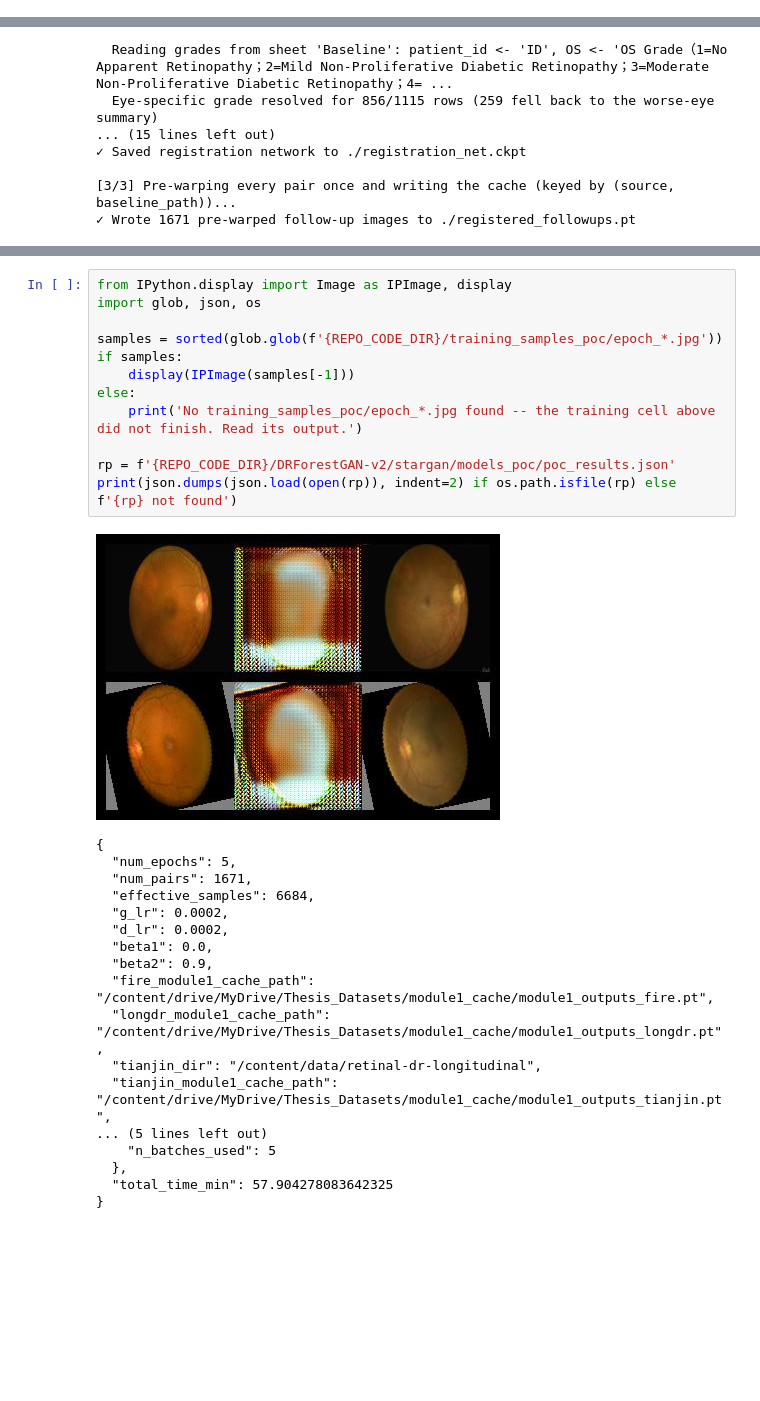
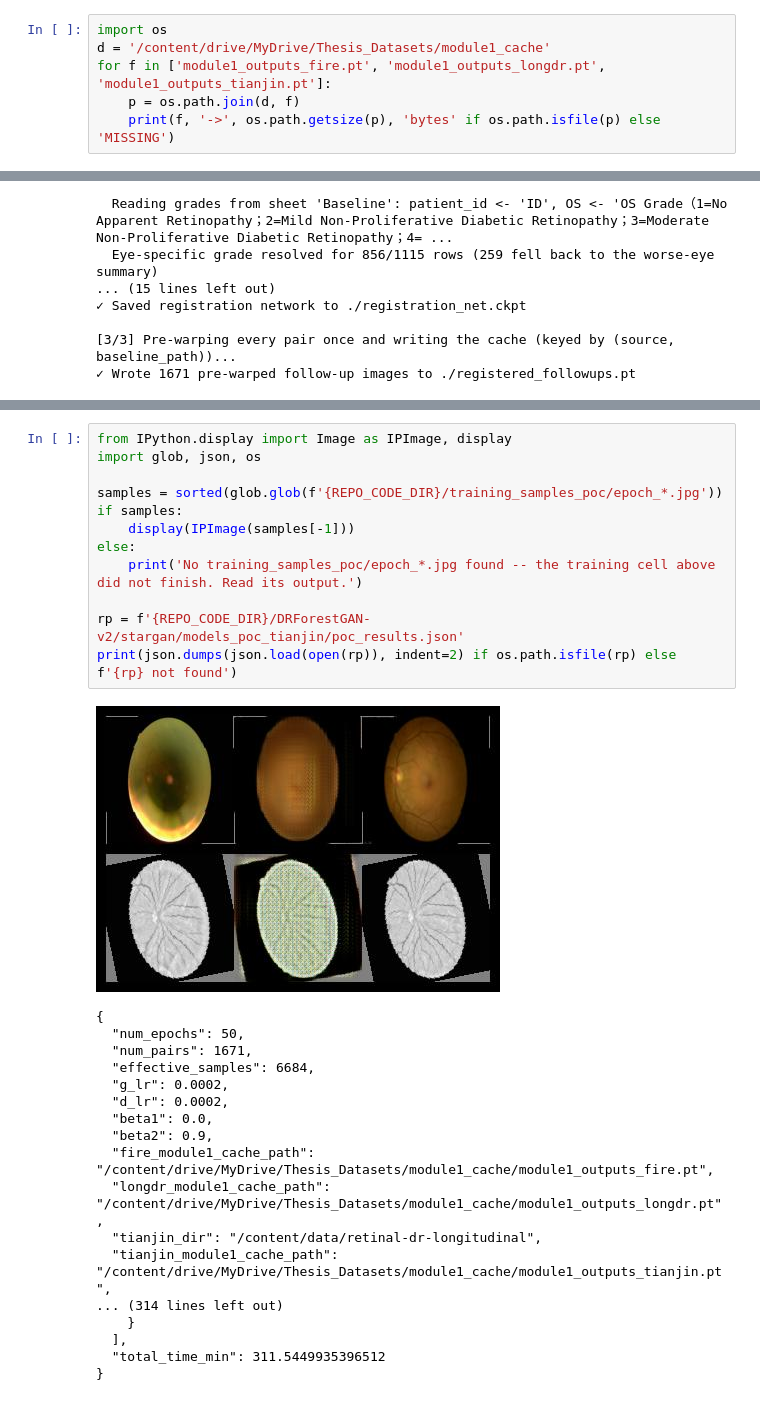
Before and after one commit to Mieka068/DRProgression, a Jupyter notebook: M2-DRProgression-VerM-module1-fgadr-poc/outputs/06_module2_poc_with_tianjin_colab (1).ipynb, the cells around one changed output, grey strips where cells are left out. Drawn from its saved outputs; the diff is of its cells as text; blank space fills up the shorter version.

```diff
--- a/M2-DRProgression-VerM-module1-fgadr-poc/outputs/06_module2_poc_with_tianjin_colab (1).ipynb
+++ b/M2-DRProgression-VerM-module1-fgadr-poc/outputs/06_module2_poc_with_tianjin_colab (1).ipynb
@@ -93 +93,7 @@ Resolving deltas: 100% (98/98), done.
 /content/DRProgression/M2-DRProgression-VerM-module1-fgadr-poc
+# %%
+import os
+d = '/content/drive/MyDrive/Thesis_Datasets/module1_cache'
+for f in ['module1_outputs_fire.pt', 'module1_outputs_longdr.pt', 'module1_outputs_tianjin.pt']:
+    p = os.path.join(d, f)
+    print(f, '->', os.path.getsize(p), 'bytes' if os.path.isfile(p) else 'MISSING')
@@ -185,19 +203,19 @@ Downloading: "https://github.com/toshas/torch-fidelity/releases/download/v0.2.0/
 # %%
 from IPython.display import Image as IPImage, display
 import glob, json, os
 
 samples = sorted(glob.glob(f'{REPO_CODE_DIR}/training_samples_poc/epoch_*.jpg'))
 if samples:
     display(IPImage(samples[-1]))
 else:
     print('No training_samples_poc/epoch_*.jpg found -- the training cell above did not finish. Read its output.')
 
-rp = f'{REPO_CODE_DIR}/DRForestGAN-v2/stargan/models_poc/poc_results.json'
+rp = f'{REPO_CODE_DIR}/DRForestGAN-v2/stargan/models_poc_tianjin/poc_results.json'
 print(json.dumps(json.load(open(rp)), indent=2) if os.path.isfile(rp) else f'{rp} not found')
 # %% [output]
-[figure, old version]
+[figure, new version]
 {
-  "num_epochs": 5,
+  "num_epochs": 50,
   "num_pairs": 1671,
   "effective_samples": 6684,
   "g_lr": 0.0002,
@@ -208,10 +226,10 @@ print(json.dumps(json.load(open(rp)), indent=2) if os.path.isfile(rp) else f'{rp
   "longdr_module1_cache_path": "/content/drive/MyDrive/Thesis_Datasets/module1_cache/module1_outputs_longdr.pt",
   "tianjin_dir": "/content/data/retinal-dr-longitudinal",
   "tianjin_module1_cache_path": "/content/drive/MyDrive/Thesis_Datasets/module1_cache/module1_outputs_tianjin.pt",
-... (5 lines left out)
-    "n_batches_used": 5
-  },
-  "total_time_min": 57.904278083642325
+... (314 lines left out)
+    }
+  ],
+  "total_time_min": 311.5449935396512
 }
 # %%
 # Locate the same Module 1 checkpoints notebooks 04/05 already found on Drive -- the cascade
```
Also changed, not shown: parts of 8 cells of this notebook.
